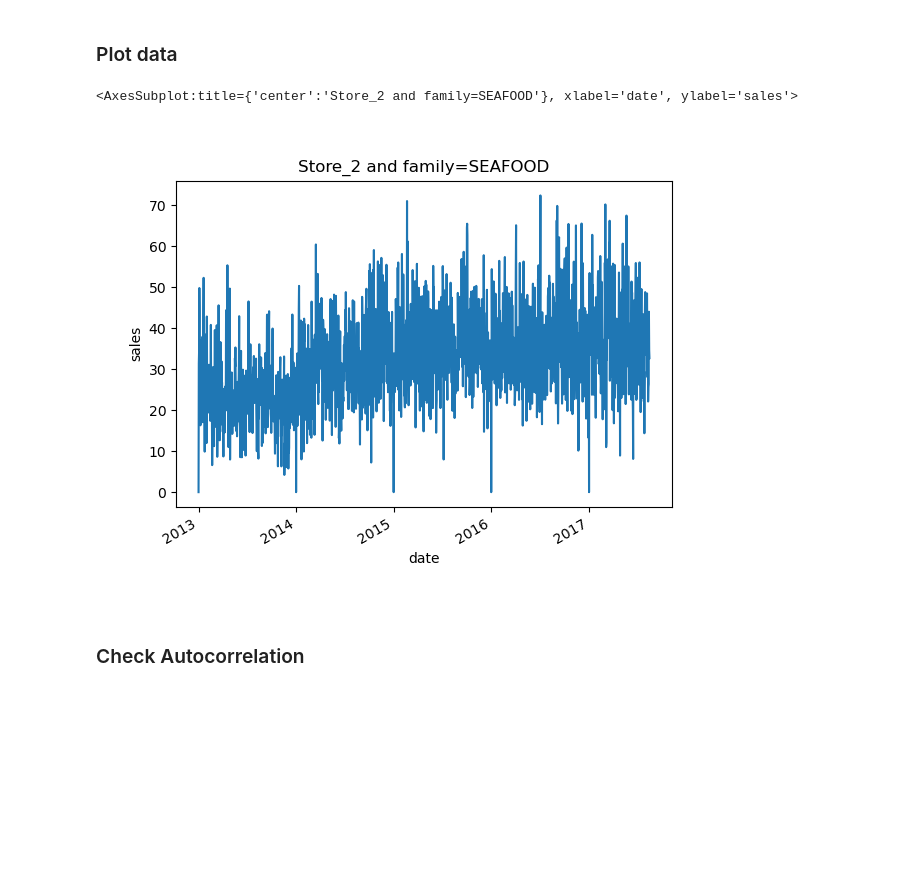
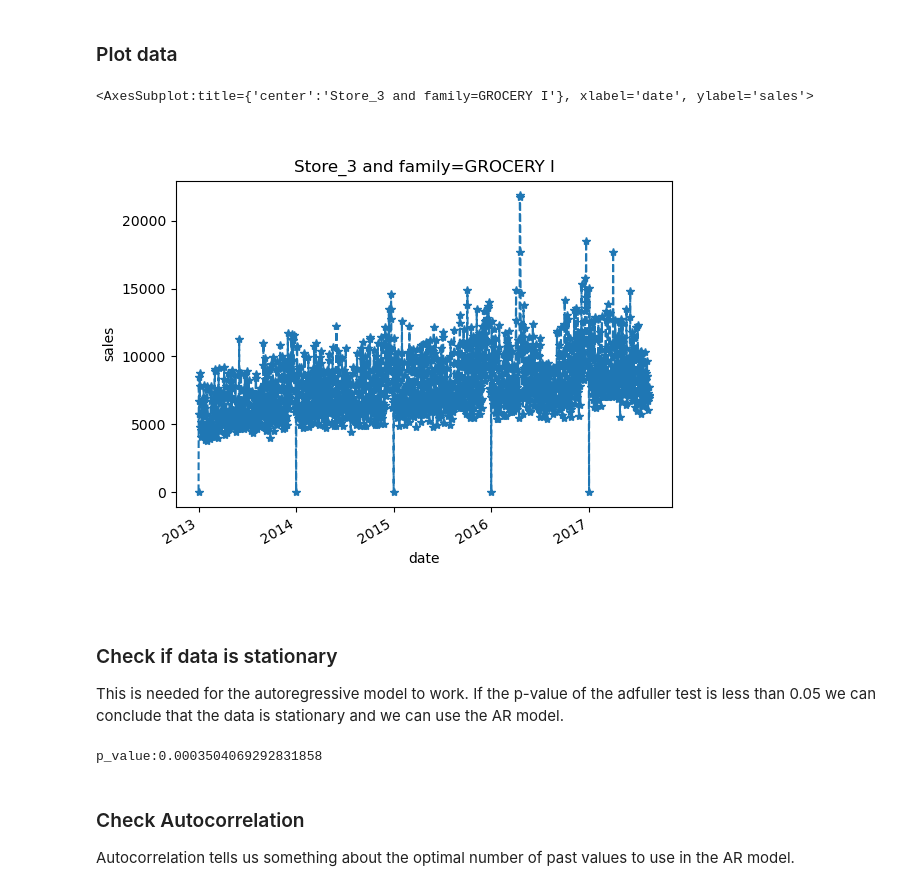
Before and after one commit to PGestrich/AML-Time-Series-Forecasting, a Jupyter notebook: Autoregressive_Model.ipynb, the cells around one changed output. Saved outputs shown, nothing was run; the diff lists cells and outputs as text; code cells hidden in the pictures; blank space fills up the shorter version.

```diff
--- a/Autoregressive_Model.ipynb
+++ b/Autoregressive_Model.ipynb
@@ -41,13 +47,22 @@ def get_store_and_family(df,store_nbr,family):
 # %% [markdown]
 ### Plot data
 # %%
-store_nbr = 2
-family = 'SEAFOOD'
-df = get_store_and_family(train,store_nbr,family)
+store_nbr = 3
+family = 'GROCERY I'
+df = train.loc[(train['store_nbr']==store_nbr) & (train['family']==family)]['sales']
 plt.figure()
-df.plot(ylabel='sales',title='Store_%s and family=%s'%(store_nbr,family))
+df.plot(ylabel='sales',title='Store_%s and family=%s'%(store_nbr,family),style=['*--'])
 # %% [output]
-<AxesSubplot:title={'center':'Store_2 and family=SEAFOOD'}, xlabel='date', ylabel='sales'>
+<AxesSubplot:title={'center':'Store_3 and family=GROCERY I'}, xlabel='date', ylabel='sales'>
-[figure, old version]
+[figure, new version]
+# %% [markdown]
+### Check if data is stationary
+This is needed for the autoregressive model to work. If the p-value of the adfuller test is less than 0.05 we can conclude that the data is stationary and we can use the AR model.
+# %%
+fuller_result = adfuller(df)
+print('p_value:%s'%fuller_result[1])
+# %% [output]
+p_value:0.0003504069292831858
 # %% [markdown]
 ### Check Autocorrelation
+Autocorrelation tells us something about the optimal number of past values to use in the AR model.
```
Also changed, not shown: parts of 20 cells of this notebook, 1 other file.
